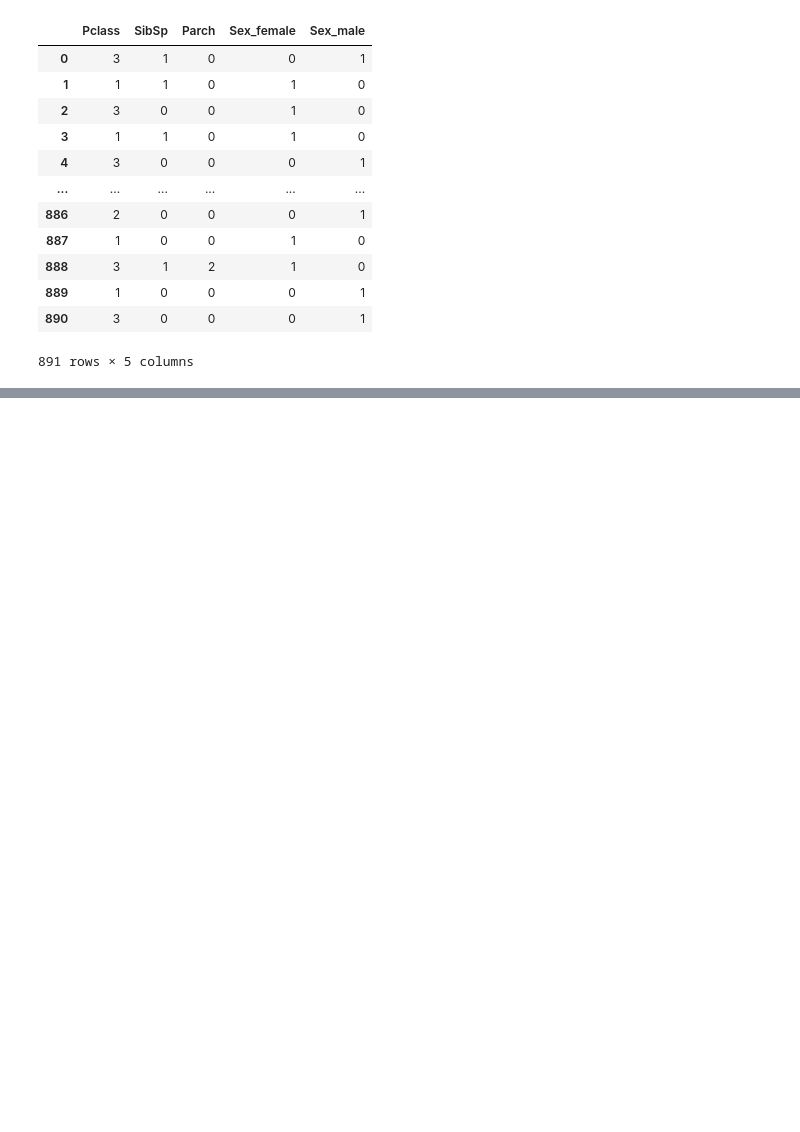
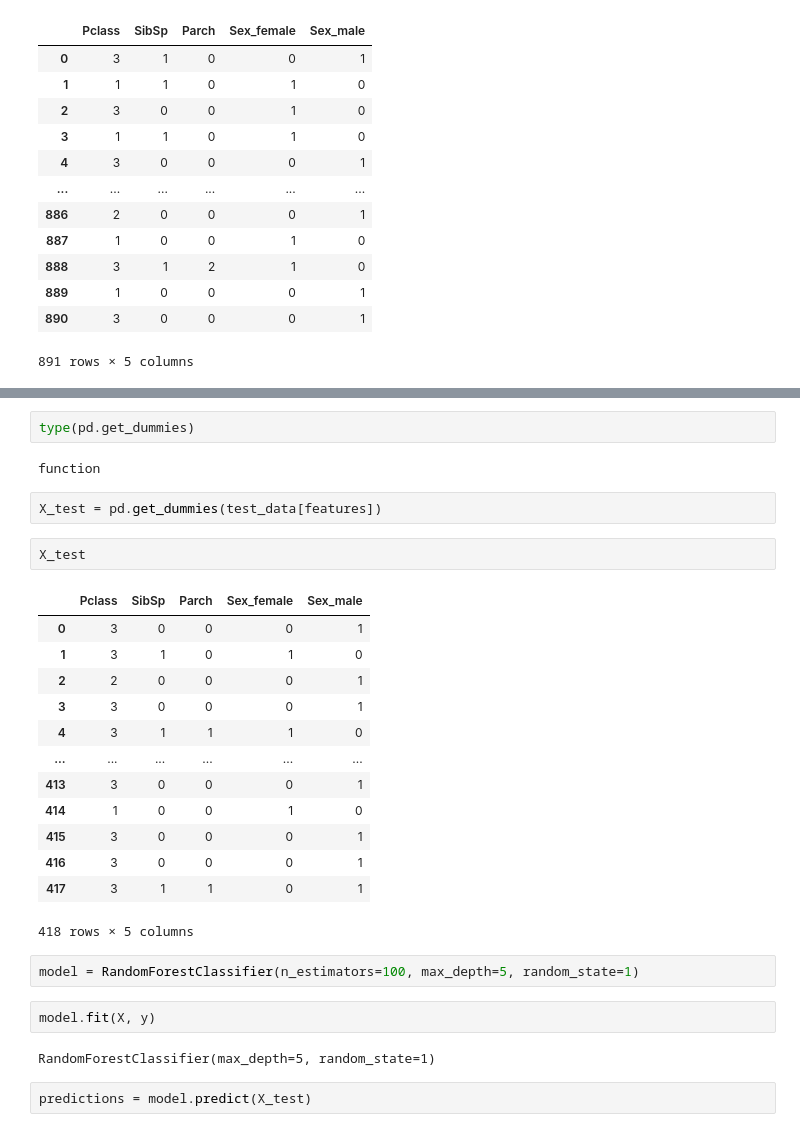
Before and after one commit to hiro106/kaggle_titanic, a Jupyter notebook: 2nd-nb-titanic.ipynb, the cells around one changed output, grey strips where cells are left out. Cells and saved outputs as stored; diff of their text form; blank space fills up the shorter version.

```diff
--- a/2nd-nb-titanic.ipynb
+++ b/2nd-nb-titanic.ipynb
@@ -247,3 +247,33 @@ train_data.head()
 | 2 | 3 | 1 | 3 | Heikkinen, Miss. Laina | female | 26.0 | 0 | 0 | STON/O2. 3101282 | 7.9250 | ... |
 | 3 | 4 | 1 | 1 | Futrelle, Mrs. Jacques Heath (Lil... | female | 35.0 | 1 | 0 | 113803 | 53.1000 | ... |
 | 4 | 5 | 0 | 3 | Allen, Mr. William Henry | male | 35.0 | 0 | 0 | 373450 | 8.0500 | ... |
+# %%
+type(pd.get_dummies)
+# %% [output]
+function
+# %%
+X_test = pd.get_dummies(test_data[features])
+# %%
+X_test
+# %% [output]
+|  | Pclass | SibSp | Parch | Sex_female | Sex_male |
+| 0 | 3 | 0 | 0 | 0 | 1 |
+| 1 | 3 | 1 | 0 | 1 | 0 |
+| 2 | 2 | 0 | 0 | 0 | 1 |
+| 3 | 3 | 0 | 0 | 0 | 1 |
+| 4 | 3 | 1 | 1 | 1 | 0 |
+| ... | ... | ... | ... | ... | ... |
+| 413 | 3 | 0 | 0 | 0 | 1 |
+| 414 | 1 | 0 | 0 | 1 | 0 |
+| 415 | 3 | 0 | 0 | 0 | 1 |
+| 416 | 3 | 0 | 0 | 0 | 1 |
+| 417 | 3 | 1 | 1 | 0 | 1 |
+418 rows × 5 columns
+# %%
+model = RandomForestClassifier(n_estimators=100, max_depth=5, random_state=1)
+# %%
+model.fit(X, y)
+# %% [output]
+RandomForestClassifier(max_depth=5, random_state=1)
+# %%
+predictions = model.predict(X_test)
```
Also changed, not shown: parts of 5 cells of this notebook.
